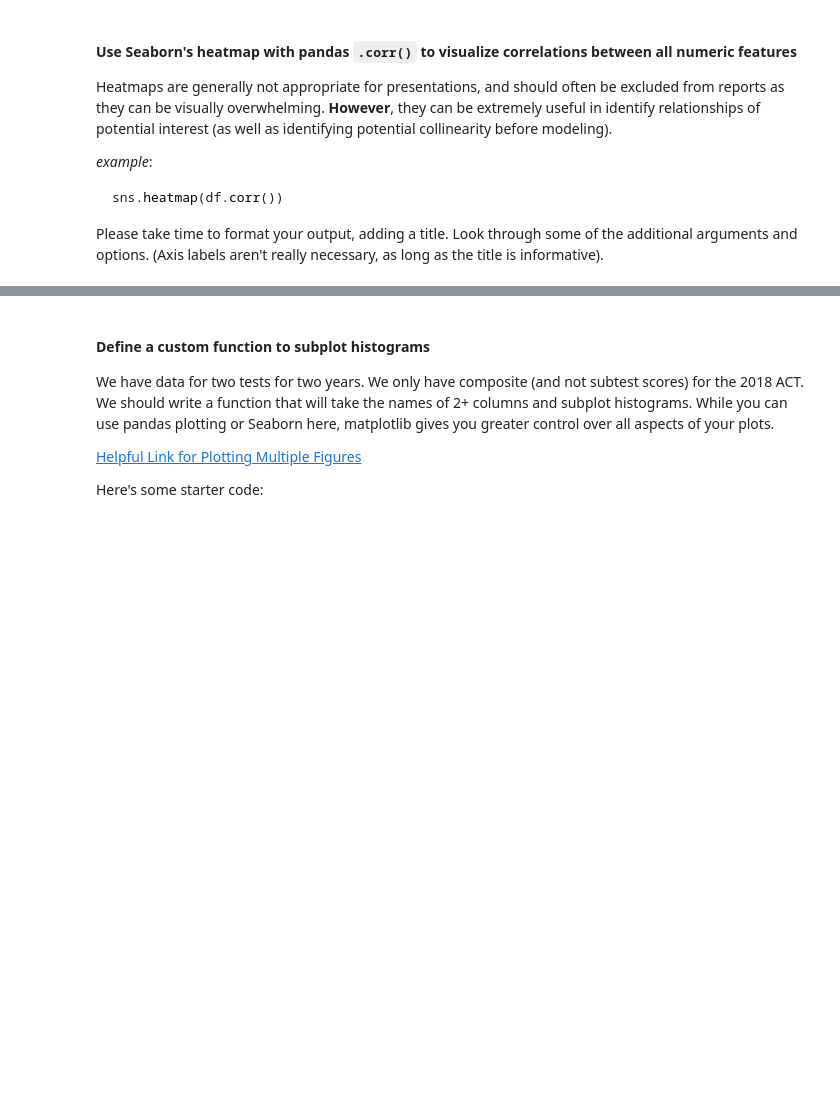
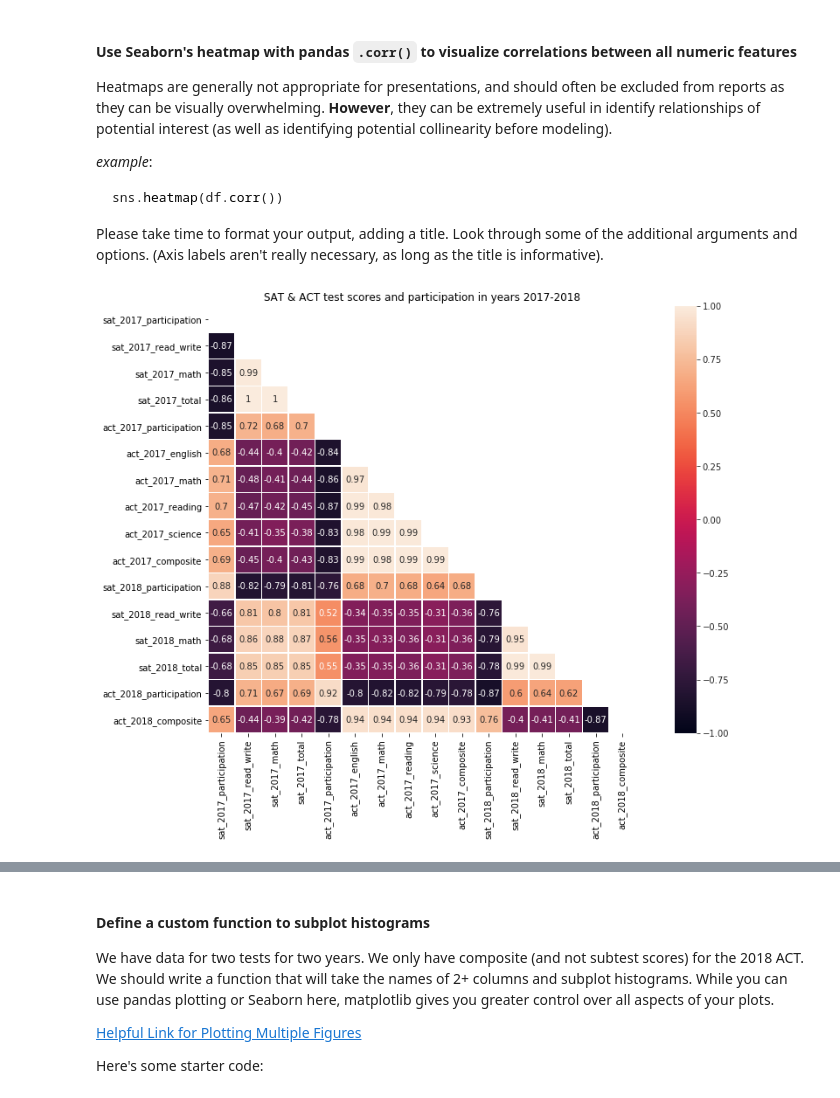
Before and after one commit to saiedmighani/EDA_analysis_SAT_tests, a Jupyter notebook: b_codes/c_VIZ.ipynb, the cells around one changed output, grey strips where cells are left out. Cells and saved outputs as stored; diff of their text form; code cells hidden in the pictures; blank space fills up the shorter version.

````diff
--- a/b_codes/c_VIZ.ipynb
+++ b/b_codes/c_VIZ.ipynb
@@ -14,0 +26,3 @@ There is such a thing as too many plots, and there are a *lot* of bad plots. You
+# %%
+df_final = pd.read_csv("../a_data/final.csv")
+df_final.describe().T
@@ -23,3 +55,25 @@ sns.heatmap(df.corr())
 ```
 
 Please take time to format your output, adding a title. Look through some of the additional arguments and options. (Axis labels aren't really necessary, as long as the title is informative).
+# %%
+#Inspired by 2.02 GA class session
+
+# This code is taken with minor modifications from https://seaborn.pydata.org/generated/seaborn.heatmap.html
+
+# Establish size of figure.
+plt.figure(figsize = (16,9))
+
+# Get correlation of variables.
+corr = df_final.corr()
+
+# Set up mask to be "True" in the upper triangle.
+mask = np.zeros_like(corr)
+mask[np.triu_indices_from(mask)] = True
+plt.title("SAT & ACT test scores and participation in years 2017-2018")
+# Plot our correlation heatmap, while masking the upper triangle to be white.
+with sns.axes_style("white"):
+    sns.heatmap(corr, mask = mask, square = True, annot = True, vmin = -1, vmax = 1, linewidths = .5)
+
+plt.savefig("../c_plots/heat_map.png")
+# %% [output]
+[figure, added]
````
Also changed, not shown: parts of 3 cells of this notebook, 3 other files.
